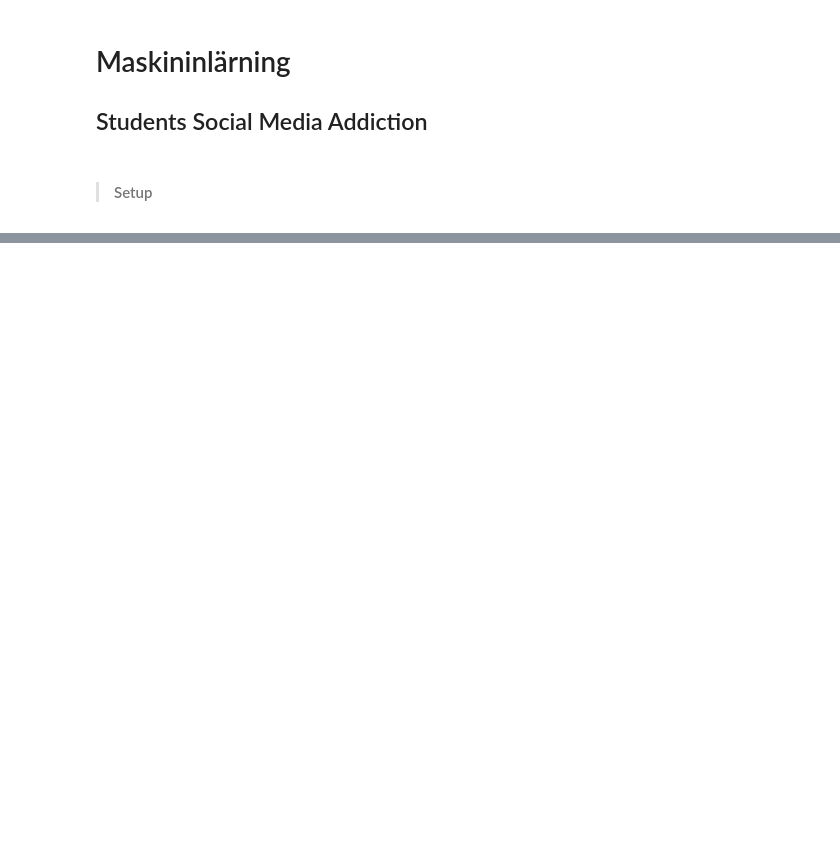
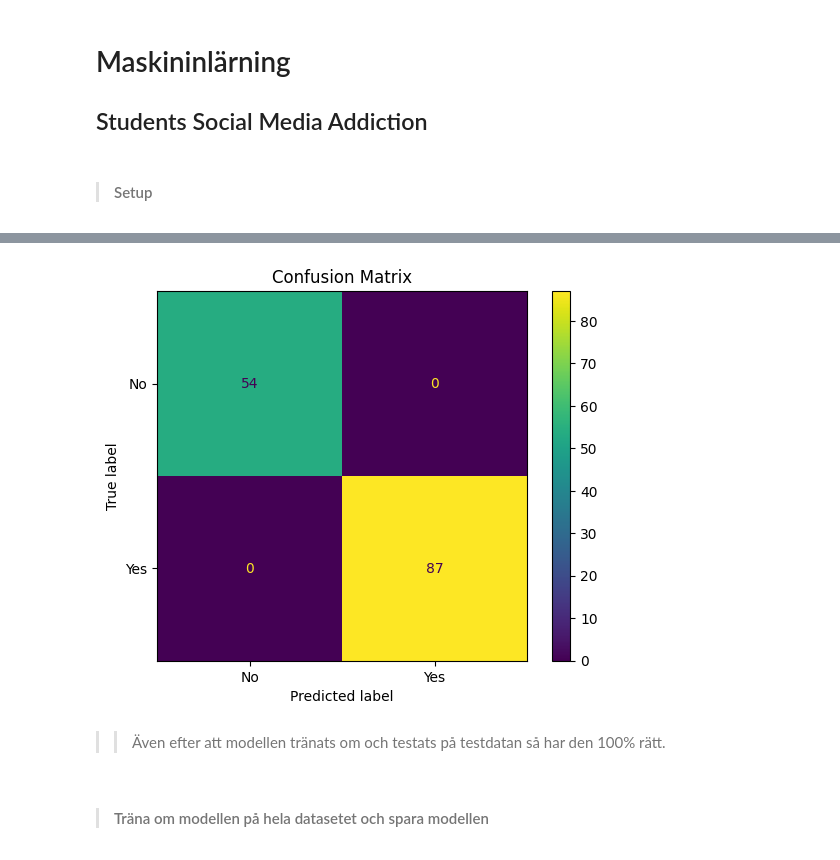
Before and after one commit to Livorya/AI-assignment, a Jupyter notebook: ML.ipynb, the cells around one changed output, grey strips where cells are left out. Drawn from its saved outputs; the diff is of its cells as text; code cells hidden in the pictures; blank space fills up the shorter version.

```diff
--- a/ML.ipynb
+++ b/ML.ipynb
@@ -38,0 +186,7 @@ memory usage: 40.2+ KB
+# %%
+model_rf_gs.fit(X_train_full, y_train_full)
+
+y_pred_rf_full = model_rf_gs.predict(X_test)
+
+print("Accuracy:", accuracy_score(y_test, y_pred_rf_full))
+print(classification_report(y_test, y_pred_rf_full))
@@ -38,0 +203,13 @@ memory usage: 40.2+ KB
+# %%
+cm_rf_full = confusion_matrix(y_test, y_pred_rf_full)
+
+cm_rf_full_display = ConfusionMatrixDisplay(confusion_matrix=cm_rf_full, display_labels=["No", "Yes"])
+cm_rf_full_display.plot()
+plt.title("Confusion Matrix")
+plt.show()
+# %% [output]
+[figure, added]
+# %% [markdown]
+>> Även efter att modellen tränats om och testats på testdatan så har den 100% rätt.
+# %% [markdown]
+> #### Träna om modellen på hela datasetet och spara modellen
```
Also changed, not shown: parts of 25 cells of this notebook, 1 other file.
